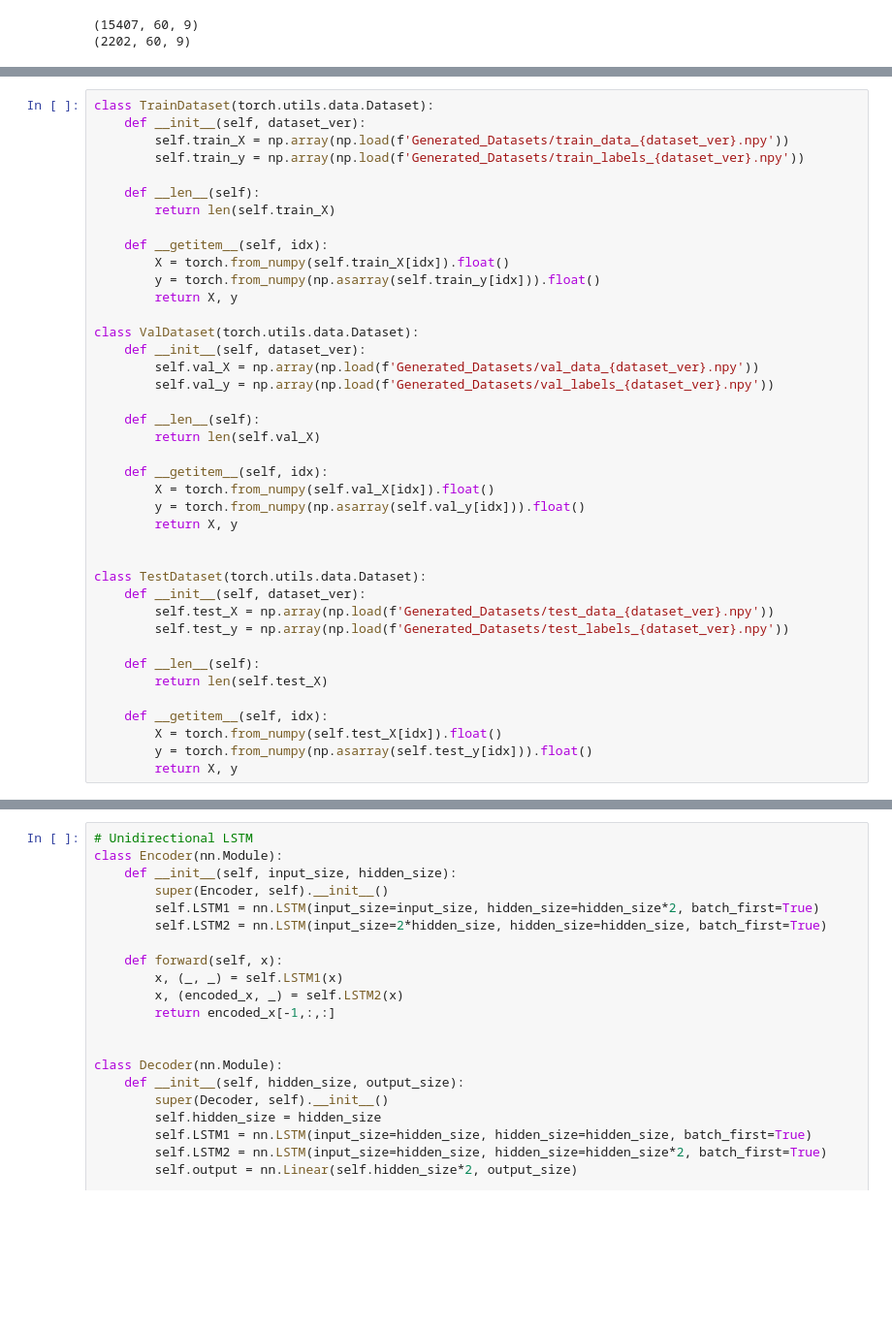
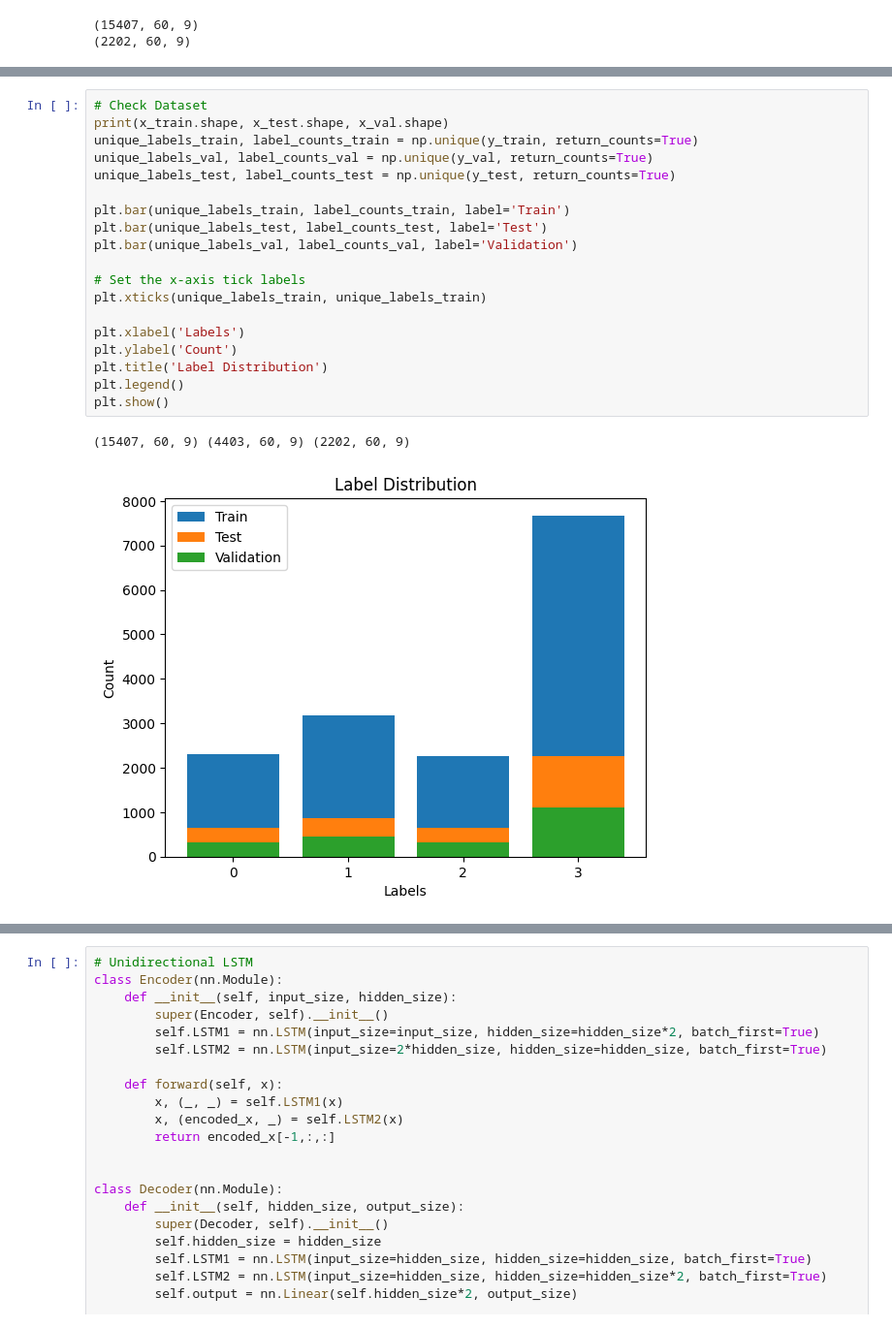
Before and after one commit to zachlim283/DLProject, a Jupyter notebook: LSTM.ipynb, the cells around one changed output, grey strips where cells are left out. Shown at 97% size. Cells and saved outputs as stored; diff of their text form; blank space fills up the shorter version.

```diff
--- a/LSTM.ipynb
+++ b/LSTM.ipynb
@@ -59,40 +46,22 @@ plt.show()
-# %%
-class TrainDataset(torch.utils.data.Dataset):
-    def __init__(self, dataset_ver):
-        self.train_X = np.array(np.load(f'Generated_Datasets/train_data_{dataset_ver}.npy'))
-        self.train_y = np.array(np.load(f'Generated_Datasets/train_labels_{dataset_ver}.npy'))
-
-    def __len__(self):
-        return len(self.train_X)
-
-    def __getitem__(self, idx):
-        X = torch.from_numpy(self.train_X[idx]).float()
-        y = torch.from_numpy(np.asarray(self.train_y[idx])).float()
-        return X, y
-
-class ValDataset(torch.utils.data.Dataset):
-    def __init__(self, dataset_ver):
-        self.val_X = np.array(np.load(f'Generated_Datasets/val_data_{dataset_ver}.npy'))
-        self.val_y = np.array(np.load(f'Generated_Datasets/val_labels_{dataset_ver}.npy'))
-
-    def __len__(self):
-        return len(self.val_X)
-
-    def __getitem__(self, idx):
-        X = torch.from_numpy(self.val_X[idx]).float()
-        y = torch.from_numpy(np.asarray(self.val_y[idx])).float()
-        return X, y
-
-
-class TestDataset(torch.utils.data.Dataset):
-    def __init__(self, dataset_ver):
-        self.test_X = np.array(np.load(f'Generated_Datasets/test_data_{dataset_ver}.npy'))
-        self.test_y = np.array(np.load(f'Generated_Datasets/test_labels_{dataset_ver}.npy'))
-
-    def __len__(self):
-        return len(self.test_X)
-
-    def __getitem__(self, idx):
-        X = torch.from_numpy(self.test_X[idx]).float()
-        y = torch.from_numpy(np.asarray(self.test_y[idx])).float()
-        return X, y
+# %%
+# Check Dataset
+print(x_train.shape, x_test.shape, x_val.shape)
+unique_labels_train, label_counts_train = np.unique(y_train, return_counts=True)
+unique_labels_val, label_counts_val = np.unique(y_val, return_counts=True)
+unique_labels_test, label_counts_test = np.unique(y_test, return_counts=True)
+
+plt.bar(unique_labels_train, label_counts_train, label='Train')
+plt.bar(unique_labels_test, label_counts_test, label='Test')
+plt.bar(unique_labels_val, label_counts_val, label='Validation')
+
+# Set the x-axis tick labels
+plt.xticks(unique_labels_train, unique_labels_train)
+
+plt.xlabel('Labels')
+plt.ylabel('Count')
+plt.title('Label Distribution')
+plt.legend()
+plt.show()
+# %% [output]
+(15407, 60, 9) (4403, 60, 9) (2202, 60, 9)
+[figure, added]
```
Also changed, not shown: parts of 9 cells of this notebook, 1 other file.
